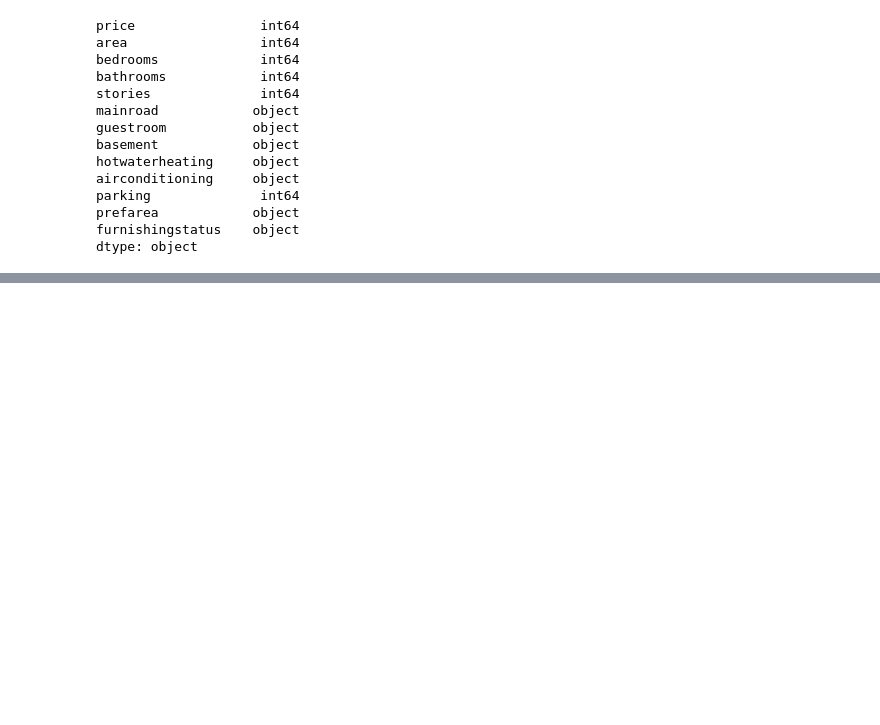
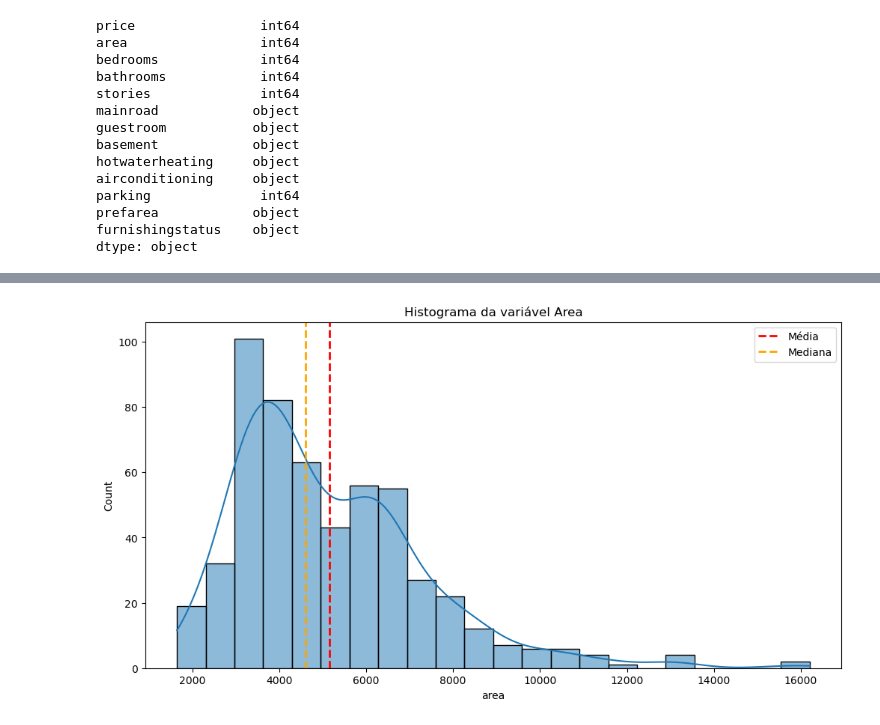
Before and after one commit to hugogsmendes/Houses-prediction, a Jupyter notebook: models_ml/model.ipynb, the cells around one changed output, grey strips where cells are left out. Drawn from its saved outputs; the diff is of its cells as text; code cells hidden in the pictures; blank space fills up the shorter version.

```diff
--- a/models_ml/model.ipynb
+++ b/models_ml/model.ipynb
@@ -125,0 +242,10 @@ Preço da Casa (Atributo Alvo) -> Preço
+# %%
+plt.figure(figsize=(12,6))
+sns.histplot(df_casas["area"], kde=True)
+plt.axvline(df_casas["area"].mean(), color = "red", linestyle = '--', linewidth = 2, label = f"Média")
+plt.axvline(df_casas["area"].median(), color = "orange", linestyle = '--', linewidth = 2, label = f"Mediana")
+plt.legend()
+plt.title("Histograma da variável Area")
+plt.show()
+# %% [output]
+[figure, added]
```
Also changed, not shown: parts of 26 cells of this notebook.
